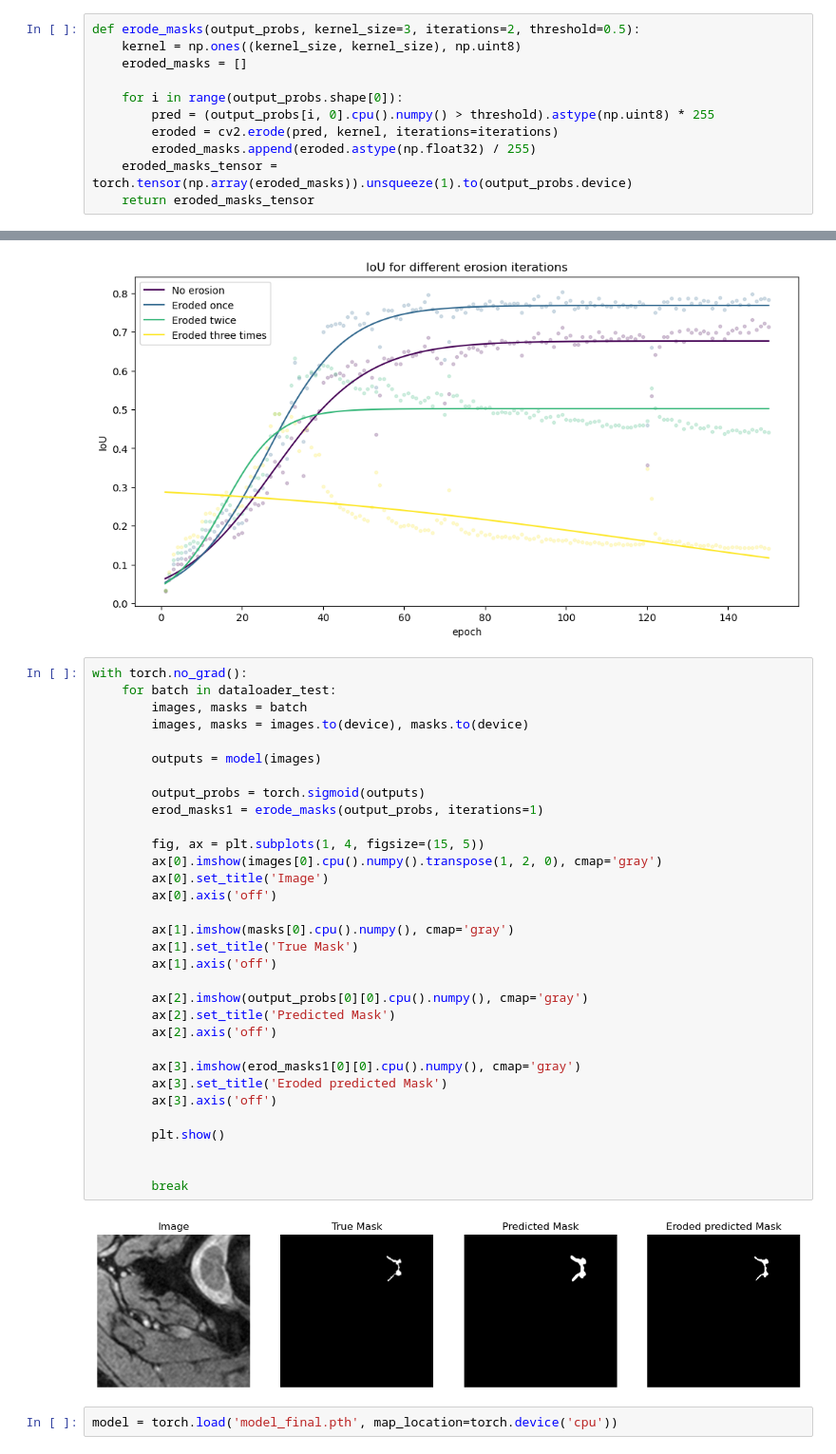
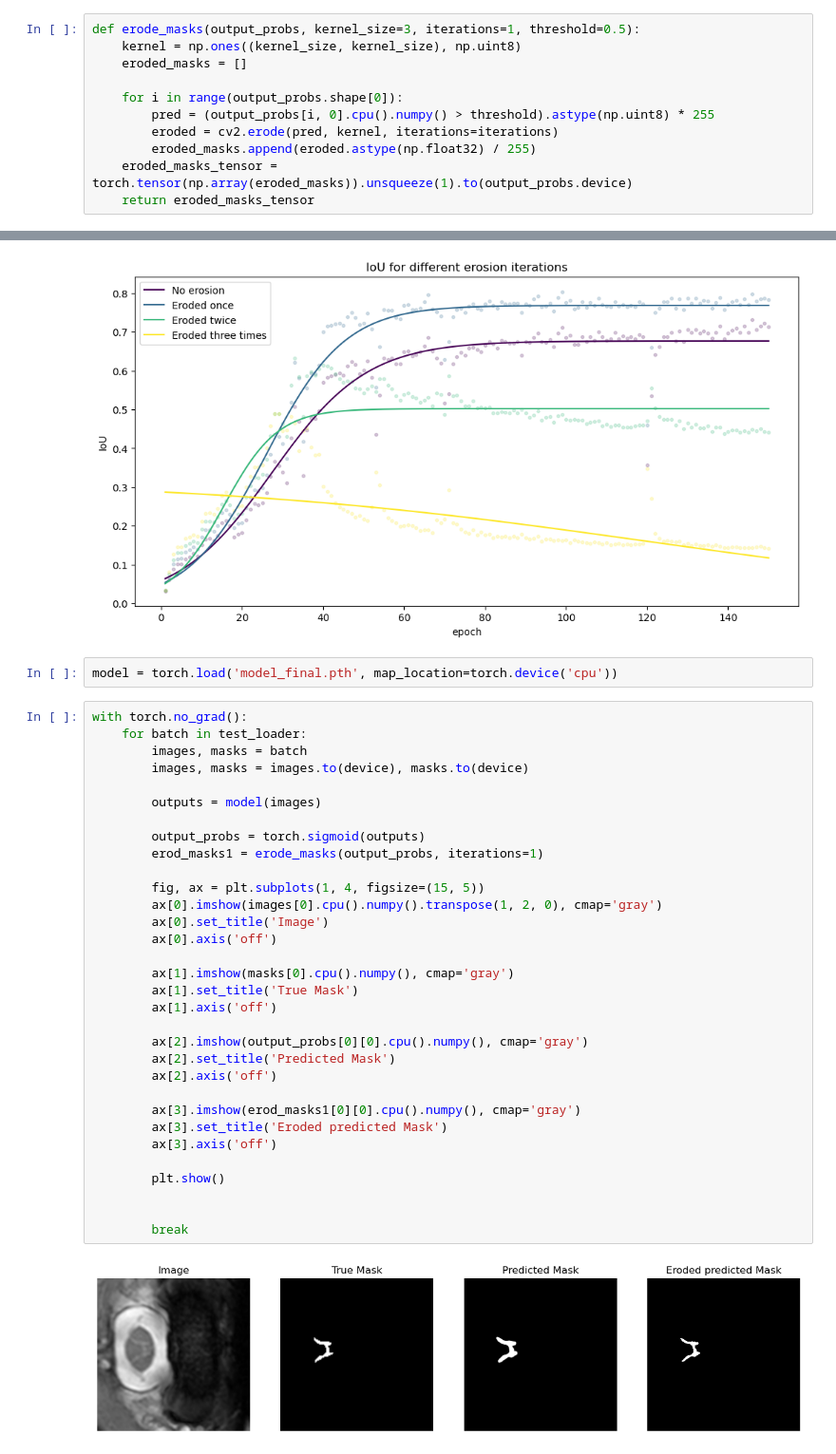
Before and after one commit to Clement1103/data_science_projects, a Jupyter notebook: DL_projects/spinal_cord_segmentation/gray_matter_segmentation.ipynb, the cells around one changed output, grey strips where cells are left out. Shown at 95% size. Drawn from its saved outputs; the diff is of its cells as text.

Commit message:
Correction d'une confusion où l'augmentation de données avait également lieu sur le jeu de test. Il faut de nouveau entraîner le modèle sur les nouveaux jeux créés. Documentation du projet en cours.

```diff
--- a/DL_projects/spinal_cord_segmentation/gray_matter_segmentation.ipynb
+++ b/DL_projects/spinal_cord_segmentation/gray_matter_segmentation.ipynb
@@ -575,7 +630,7 @@ def compute_pos_weight(dataloader):
 
     return pos_weight
 # %%
-def erode_masks(output_probs, kernel_size=3, iterations=2, threshold=0.5):
+def erode_masks(output_probs, kernel_size=3, iterations=1, threshold=0.5):
     kernel = np.ones((kernel_size, kernel_size), np.uint8)
     eroded_masks = []
 
@@ -784,39 +838,39 @@ plt.title('IoU for different erosion iterations')
 plt.show()
 # %% [output]
 [figure]
-# %%
-with torch.no_grad():
-    for batch in dataloader_test:
-        images, masks = batch
-        images, masks = images.to(device), masks.to(device)
-
-        outputs = model(images)
-
-        output_probs = torch.sigmoid(outputs)
-        erod_masks1 = erode_masks(output_probs, iterations=1)
-
-        fig, ax = plt.subplots(1, 4, figsize=(15, 5))
-        ax[0].imshow(images[0].cpu().numpy().transpose(1, 2, 0), cmap='gray')
-        ax[0].set_title('Image')
-        ax[0].axis('off')
-
-        ax[1].imshow(masks[0].cpu().numpy(), cmap='gray')
-        ax[1].set_title('True Mask')
-        ax[1].axis('off')
-
-        ax[2].imshow(output_probs[0][0].cpu().numpy(), cmap='gray')
-        ax[2].set_title('Predicted Mask')
-        ax[2].axis('off')
-
-        ax[3].imshow(erod_masks1[0][0].cpu().numpy(), cmap='gray')
-        ax[3].set_title('Eroded predicted Mask')
-        ax[3].axis('off')
-
-        plt.show()
-
-
-        break
-# %% [output]
-[figure, old version]
 # %%
 model = torch.load('model_final.pth', map_location=torch.device('cpu'))
+# %%
+with torch.no_grad():
+    for batch in test_loader:
+        images, masks = batch
+        images, masks = images.to(device), masks.to(device)
+
+        outputs = model(images)
+
+        output_probs = torch.sigmoid(outputs)
+        erod_masks1 = erode_masks(output_probs, iterations=1)
+
+        fig, ax = plt.subplots(1, 4, figsize=(15, 5))
+        ax[0].imshow(images[0].cpu().numpy().transpose(1, 2, 0), cmap='gray')
+        ax[0].set_title('Image')
+        ax[0].axis('off')
+
+        ax[1].imshow(masks[0].cpu().numpy(), cmap='gray')
+        ax[1].set_title('True Mask')
+        ax[1].axis('off')
+
+        ax[2].imshow(output_probs[0][0].cpu().numpy(), cmap='gray')
+        ax[2].set_title('Predicted Mask')
+        ax[2].axis('off')
+
+        ax[3].imshow(erod_masks1[0][0].cpu().numpy(), cmap='gray')
+        ax[3].set_title('Eroded predicted Mask')
+        ax[3].axis('off')
+
+        plt.show()
+
+
+        break
+# %% [output]
+[figure, new version]
```
Also changed, not shown: parts of 14 cells of this notebook, 2 other files.
